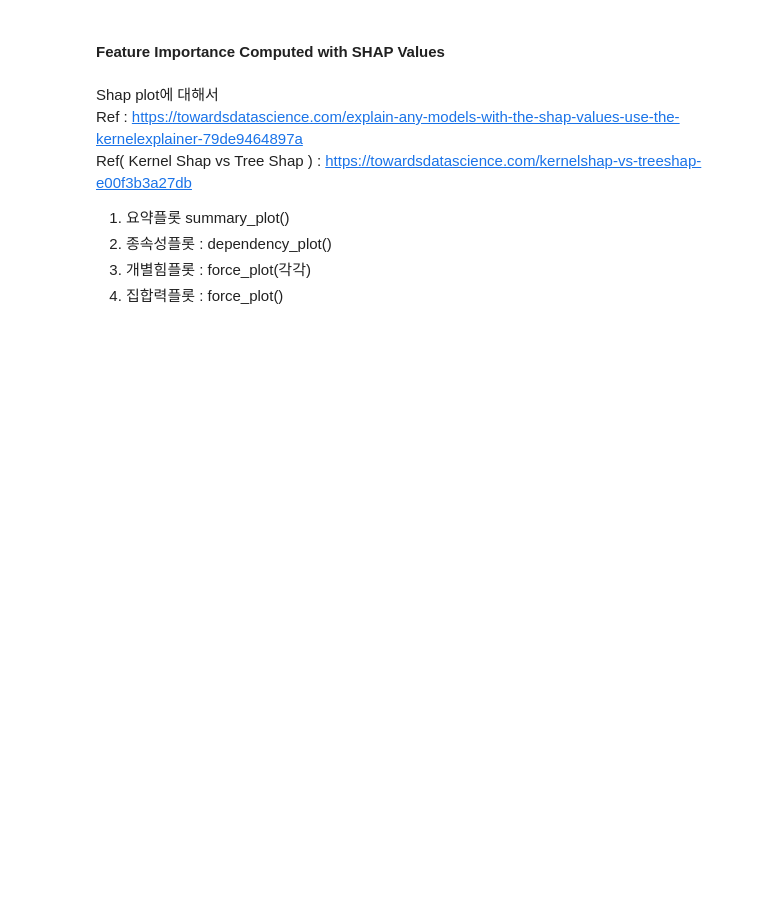
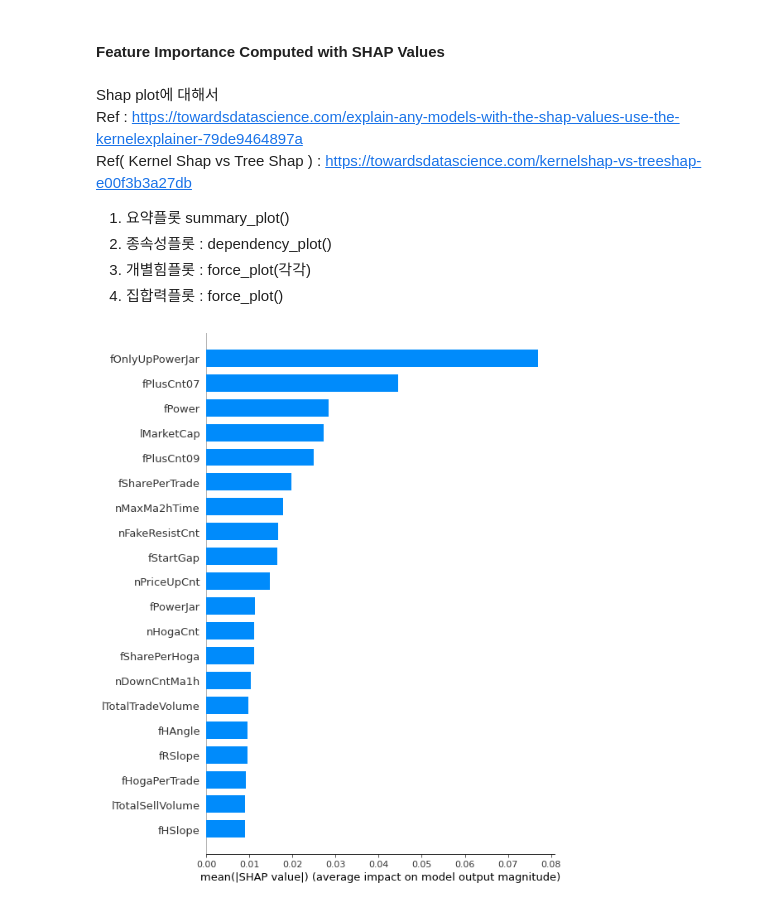
Before and after one commit to meancl/AtoGenerator, a Jupyter notebook: Base/ExplainableAI_Classification.ipynb, the cells around one changed output. Cells and saved outputs as stored; diff of their text form; code cells hidden in the pictures; blank space fills up the shorter version.

```diff
--- a/Base/ExplainableAI_Classification.ipynb
+++ b/Base/ExplainableAI_Classification.ipynb
@@ -190,0 +146,7 @@ X_train, X_test, y_train, y_test = train_test_split(x, y, test_size=0.25, random
+# %%
+y_condition = (br['fMaxPowerAfterBuyWhile30'] >= 0.05)
+br.loc[y_condition , 'target'] = 1
+br.loc[~y_condition, 'target'] = 0
+y = br['target']
+
+y = y.to_numpy(dtype=np.float32)
@@ -252,9 +304,7 @@ Unselected names:  Index(['nBuyStrategyIdx', 'nRqTime', 'fPowerWithOutGap', 'fOn
 # %%
 # will select those features which importance is greater than the mean importance of all the features by default
 sel = SelectFromModel(RandomForestClassifier(n_estimators = 100))
-sel.fit(X_train, y_train)
+sel.fit(X, y)
 
-#sel.get_support() #To see which features are important
-# make a list and count the selected features
-selected_feat= X_train.columns[(sel.get_support())]
+selected_feat = feat_name[selector.get_support()]
 selected_feat
@@ -300,4 +331,4 @@ graph
 #### Random Forest Built-in Feature Importance
 # %%
 rf = RandomForestClassifier(n_estimators=100)
-rf.fit(X_train, y_train)
+rf.fit(X, y)
@@ -362,8 +363,12 @@ Ref( Kernel Shap vs Tree Shap ) : https://towardsdatascience.com/kernelshap-vs-t
 4. 집합력플롯 : force_plot()
 # %%
 # shaKernelExplainer은 feature갯수에 따라 시간이 지수적으로 올라감
-explainer = shap.TreeExplainer(rf) #트리가 아니고 선형회귀기반 중요도분석 KernelExplainer 단점 : 시간이 오래걸림, TreeExplainer도 오래걸림
-shap_values = explainer.shap_values(X_test) # X_test에 관한 각각의 중요도 변수들??
+rf2 = RandomForestRegressor(n_estimators=1)
+rf2.fit(X, y)
+explainer = shap.TreeExplainer(rf2) #트리가 아니고 선형회귀기반 중요도분석 KernelExplainer 단점 : 시간이 오래걸림, TreeExplainer도 오래걸림
+shap_values = explainer.shap_values(X) # X_test에 관한 각각의 중요도 변수들??
 # %%
-shap.summary_plot(shap_values, X_test, plot_type="bar", feature_names=X_test.columns  ) # plot_type  : 다양하게
+shap.summary_plot(shap_values, X, plot_type="bar", feature_names=feat_name) # plot_type  : 다양하게
+# %% [output]
+[figure, added]
 # %%
```
Also changed, not shown: parts of 37 cells of this notebook, 23 other files.
